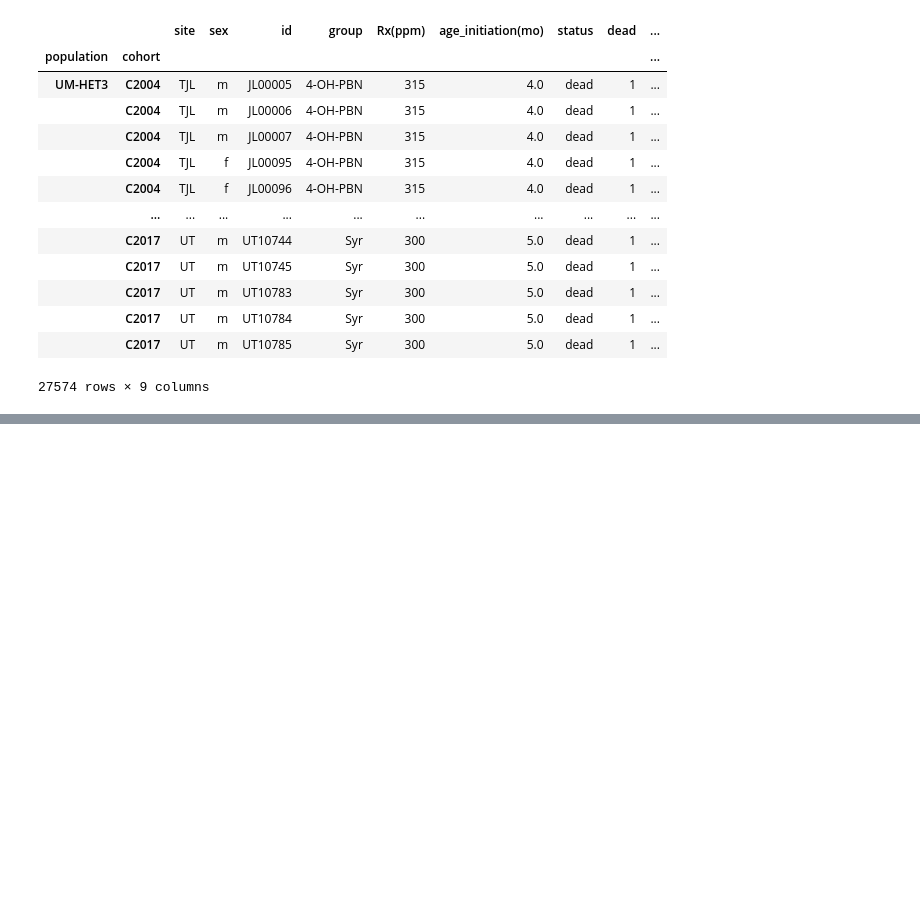
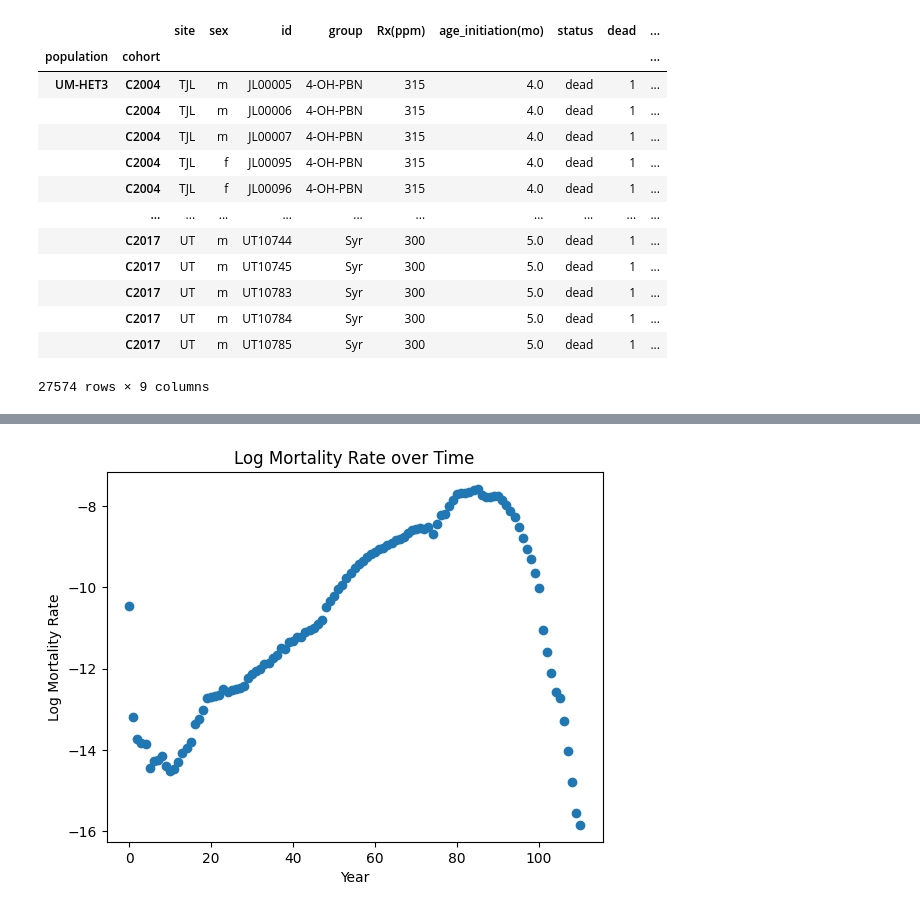
Before and after one commit to shs2017/Data-Literacy, a Jupyter notebook: Lifespans_ITP1.ipynb, the cells around one changed output, grey strips where cells are left out. Drawn from its saved outputs; the diff is of its cells as text; code cells hidden in the pictures; blank space fills up the shorter version.

```diff
--- a/Lifespans_ITP1.ipynb
+++ b/Lifespans_ITP1.ipynb
@@ -36,0 +156,10 @@ csv_input
+# %%
+## Import and curate Human Data
+human_mortality_df = pd.read_excel("./Lifespans_Humans.xlsx")
+## Population of Germany in 2020: 83.16 milion
+population = 83.16 * 1e6
+## Add Column Population
+human_mortality_df["Population"] = population
+## Decrease Population for all occured deaths
+human_mortality_df['Population'] = human_mortality_df['Population'] - human_mortality_df['Total'].cumsum()
+human_mortality_df
@@ -36,0 +180,14 @@ csv_input
+# %%
+## Log Mortality Rate of Humans in 2020
+
+# Calculate log mortality rate
+human_mortality_df['MortalityRate'] = human_mortality_df['Total'] / human_mortality_df['Population']
+human_mortality_df['LogMortalityRate'] = human_mortality_df['MortalityRate'].apply(lambda x: np.log(x))
+# Plotting
+plt.scatter(human_mortality_df['Age'], human_mortality_df['LogMortalityRate'])
+plt.xlabel('Year')
+plt.ylabel('Log Mortality Rate')
+plt.title('Log Mortality Rate over Time')
+plt.show()
+# %% [output]
+[figure, added]
```
Also changed, not shown: parts of 11 cells of this notebook, 2 other files.
